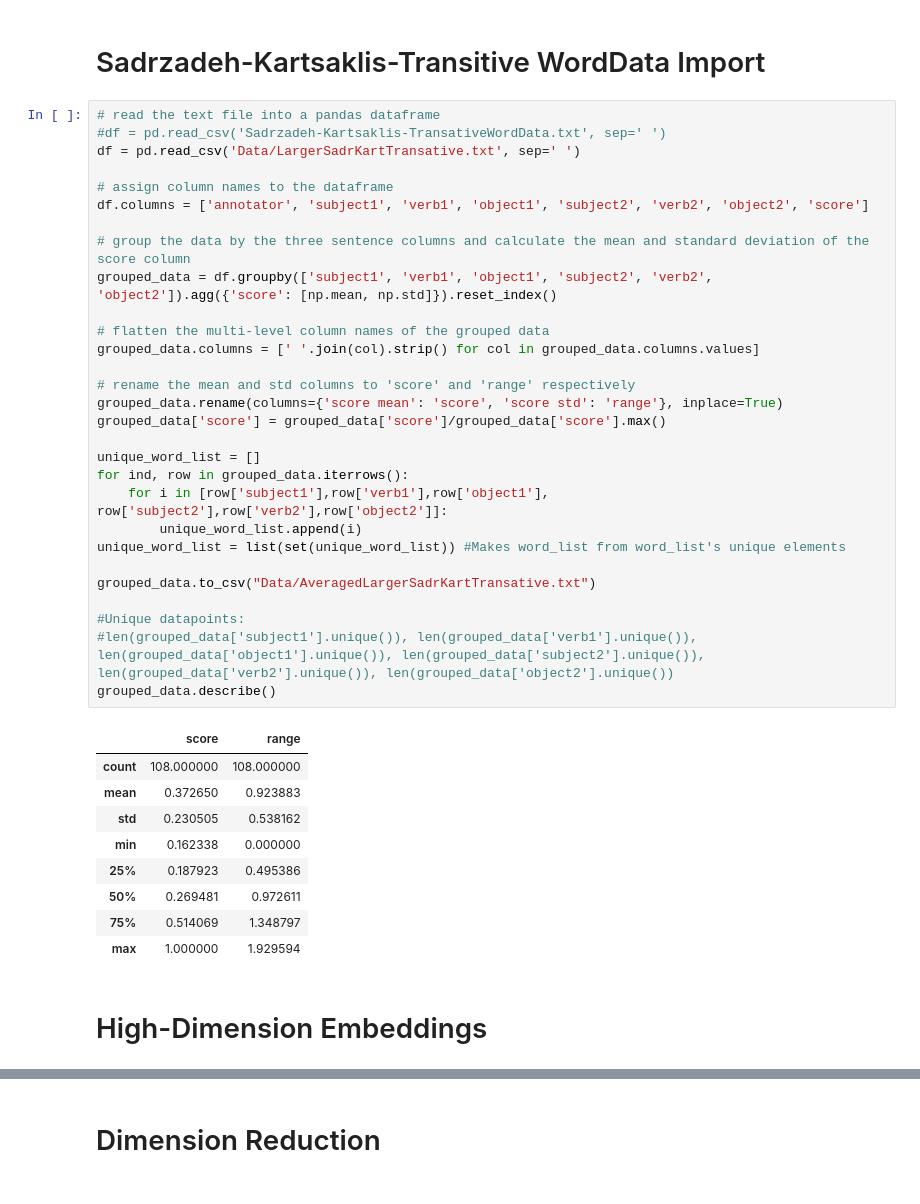
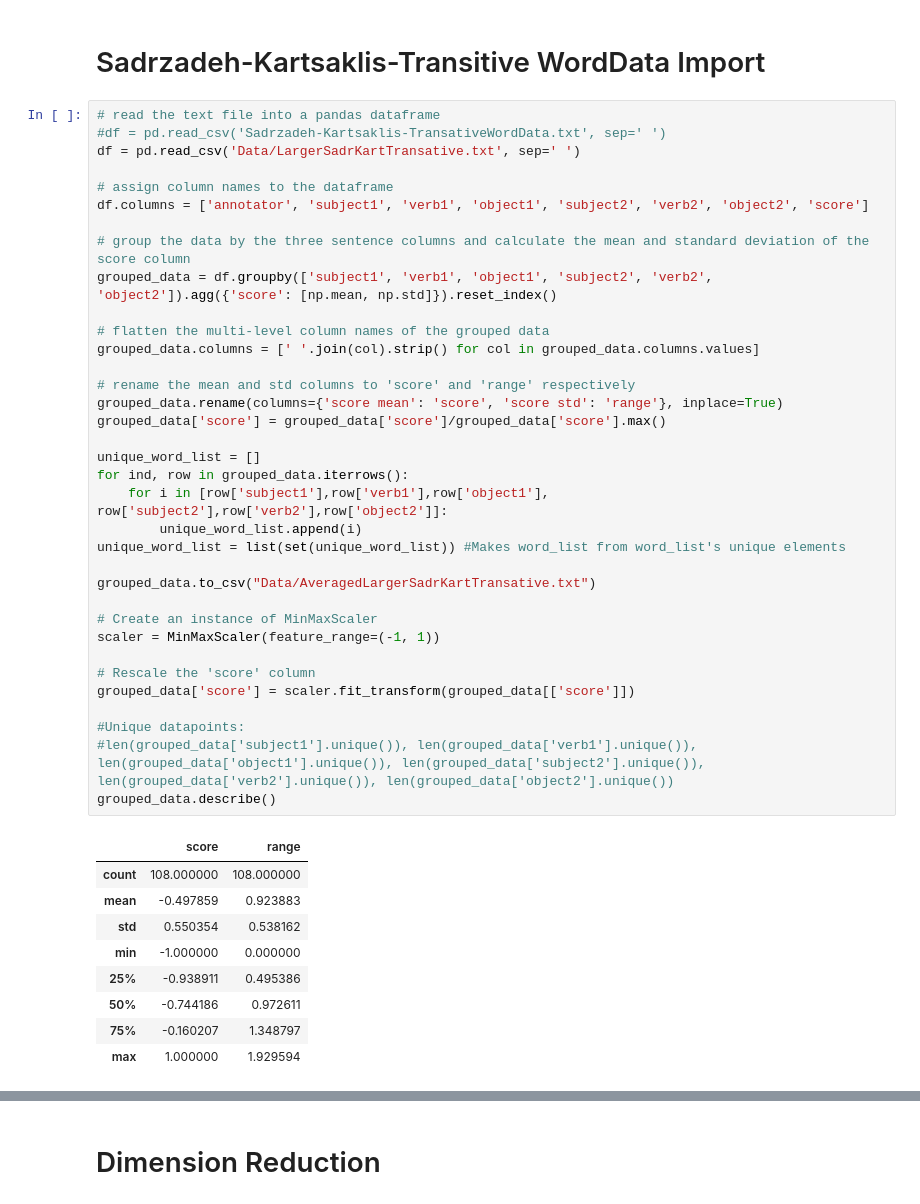
Before and after one commit to henry-dev-atkins/QNLP_MasterWork, a Jupyter notebook: IanMeeting.ipynb, the cells around one changed output, grey strips where cells are left out. Saved outputs shown, nothing was run; the diff lists cells and outputs as text.

```diff
--- a/IanMeeting.ipynb
+++ b/IanMeeting.ipynb
@@ -21,39 +22,43 @@ from lambeq.pregroups import remove_cups
 #df = pd.read_csv('Sadrzadeh-Kartsaklis-TransativeWordData.txt', sep=' ')
 df = pd.read_csv('Data/LargerSadrKartTransative.txt', sep=' ')
 
 # assign column names to the dataframe
 df.columns = ['annotator', 'subject1', 'verb1', 'object1', 'subject2', 'verb2', 'object2', 'score']
 
 # group the data by the three sentence columns and calculate the mean and standard deviation of the score column
 grouped_data = df.groupby(['subject1', 'verb1', 'object1', 'subject2', 'verb2', 'object2']).agg({'score': [np.mean, np.std]}).reset_index()
 
 # flatten the multi-level column names of the grouped data
 grouped_data.columns = [' '.join(col).strip() for col in grouped_data.columns.values]
 
 # rename the mean and std columns to 'score' and 'range' respectively
 grouped_data.rename(columns={'score mean': 'score', 'score std': 'range'}, inplace=True)
 grouped_data['score'] = grouped_data['score']/grouped_data['score'].max()
 
 unique_word_list = []
 for ind, row in grouped_data.iterrows():
 	for i in [row['subject1'],row['verb1'],row['object1'], row['subject2'],row['verb2'],row['object2']]:
 		unique_word_list.append(i)
 unique_word_list = list(set(unique_word_list)) #Makes word_list from word_list's unique elements
 
 grouped_data.to_csv("Data/AveragedLargerSadrKartTransative.txt")
 
+# Create an instance of MinMaxScaler
+scaler = MinMaxScaler(feature_range=(-1, 1))
+
+# Rescale the 'score' column
+grouped_data['score'] = scaler.fit_transform(grouped_data[['score']])
+
 #Unique datapoints:
 #len(grouped_data['subject1'].unique()), len(grouped_data['verb1'].unique()), len(grouped_data['object1'].unique()), len(grouped_data['subject2'].unique()), len(grouped_data['verb2'].unique()), len(grouped_data['object2'].unique())
 grouped_data.describe()
 # %% [output]
 |  | score | range |
 | count | 108.000000 | 108.000000 |
-| mean | 0.372650 | 0.923883 |
-| std | 0.230505 | 0.538162 |
-| min | 0.162338 | 0.000000 |
-| 25% | 0.187923 | 0.495386 |
-| 50% | 0.269481 | 0.972611 |
-| 75% | 0.514069 | 1.348797 |
+| mean | -0.497859 | 0.923883 |
+| std | 0.550354 | 0.538162 |
+| min | -1.000000 | 0.000000 |
+| 25% | -0.938911 | 0.495386 |
+| 50% | -0.744186 | 0.972611 |
+| 75% | -0.160207 | 1.348797 |
 | max | 1.000000 | 1.929594 |
-# %% [markdown]
-# High-Dimension Embeddings
```
Also changed, not shown: parts of 8 cells of this notebook.
